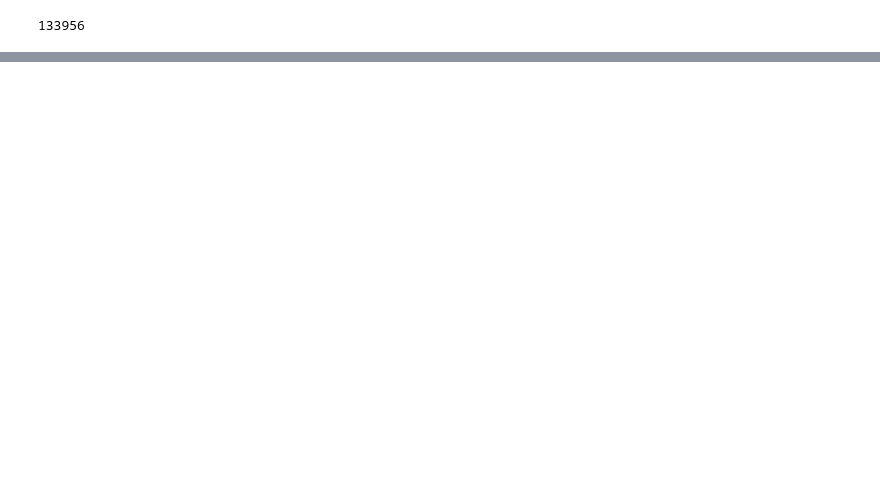
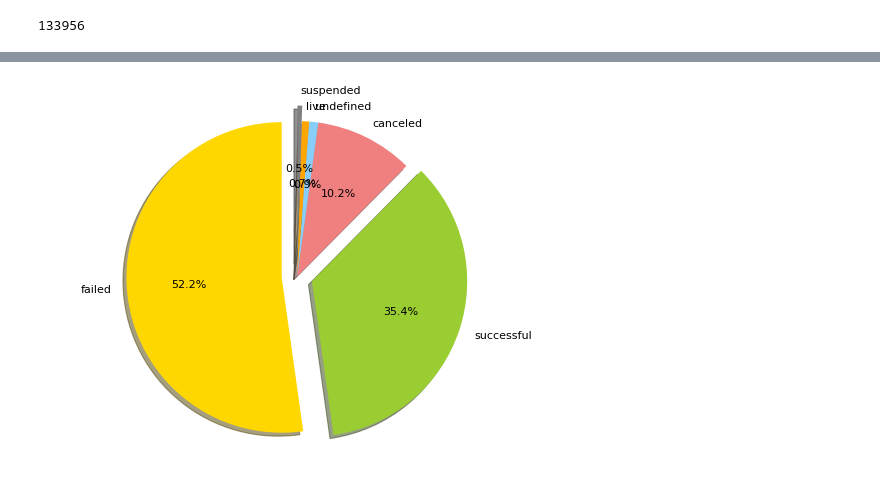
Before and after one commit to jamiejamiebobamie/dataScience1.1, a Jupyter notebook: final_project.ipynb, the cells around one changed output, grey strips where cells are left out. Saved outputs shown, nothing was run; the diff lists cells and outputs as text; code cells hidden in the pictures; blank space fills up the shorter version.

Commit message:
continued data analysis of kickstarter dataset

```diff
--- a/final_project.ipynb
+++ b/final_project.ipynb
@@ -67,0 +139,2 @@ success['category'].count()
+# %%
+df['launched'] = pd.to_datetime(df['launched'])
@@ -67,0 +145,2 @@ success['category'].count()
+# %%
+df['deadline'] = pd.to_datetime(df['deadline'])
@@ -67,0 +151,2 @@ success['category'].count()
+# %%
+df['duration'] = (df['deadline'] - df['launched']).dt.days
@@ -67,0 +210,18 @@ success['category'].count()
+# %%
+# from https://www.kaggle.com/ahmetuzgor/kickstarter-projects-analyzing:
+figure(num=None, figsize=(8, 6), dpi=80, facecolor='w', edgecolor='k')
+state_count = df.state.value_counts()
+print(state_count)
+x=state_count.index
+y2=state_count.values
+
+
+y_pos = np.arange(len(x))
+
+
+plt.bar(y_pos, y2, align='center', alpha=0.7)
+plt.xticks(y_pos, x)
+plt.ylabel('Project Company Numbers')
+plt.title('State of Projects')
+
+plt.show()
@@ -67,0 +237,13 @@ success['category'].count()
+# %%
+# from https://www.kaggle.com/ahmetuzgor/kickstarter-projects-analyzing:
+figure(num=None, figsize=(8, 6), dpi=80, facecolor='w', edgecolor='k')
+colors = ['gold', 'yellowgreen', 'lightcoral', 'lightskyblue','orange','gray']
+explode = (0.1, 0.1, 0, 0,0.0,0.1)  # explode 1st slice
+# Plot
+plt.pie(y2, explode=explode, labels=x, colors=colors,
+autopct='%1.1f%%', shadow=True, startangle=90)
+
+plt.axis('equal')
+# from https://www.kaggle.com/ahmetuzgor/kickstarter-projects-analyzing:plt.show()
+# %% [output]
+[figure, added]
```
Also changed, not shown: parts of 40 cells of this notebook.
